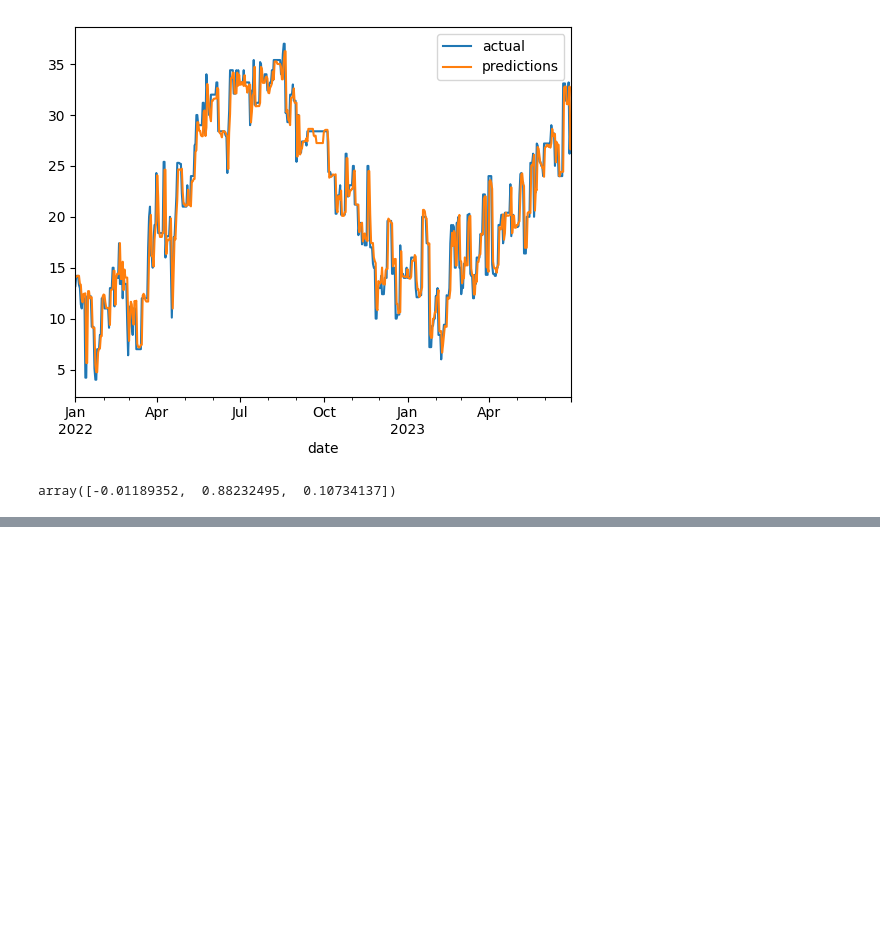
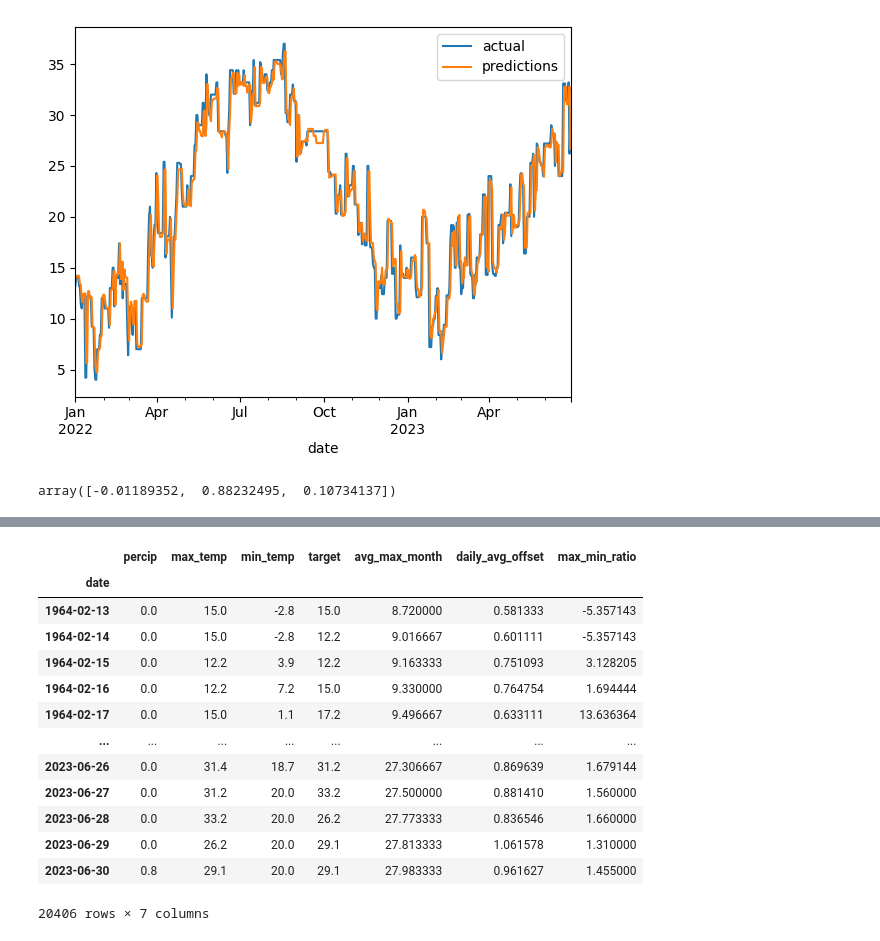
Before and after one commit to congiants/Temperature_Predictor, a Jupyter notebook: temprature_predictor.ipynb, the cells around one changed output, grey strips where cells are left out. Saved outputs shown, nothing was run; the diff lists cells and outputs as text; code cells hidden in the pictures; blank space fills up the shorter version.

```diff
--- a/temprature_predictor.ipynb
+++ b/temprature_predictor.ipynb
@@ -406,3 +407,7 @@ def create_prediction (predictors, core_weather, reg):
     combined = pd.concat([test["target"], pd.Series(predictions, index=test.index)] ,axis=1)
     combined.columns = ["actual", "predictions"]
     return error, score, combined
+# %%
+core_weather["avg_max_month"] = core_weather["max_temp"].rolling(30).mean()
+core_weather = core_weather.iloc[30:, :].copy()
+core_weather
@@ -408,0 +429,3 @@ def create_prediction (predictors, core_weather, reg):
+# %%
+core_weather["daily_avg_offset"] = core_weather["avg_max_month"] / core_weather["max_temp"]
+core_weather
@@ -408,0 +447,18 @@ def create_prediction (predictors, core_weather, reg):
+# %%
+core_weather["max_min_ratio"] = core_weather["max_temp"] / core_weather["min_temp"]
+core_weather
+# %% [output]
+|  | percip | max_temp | min_temp | target | avg_max_month | daily_avg_offset | max_min_ratio |
+| date |  |  |  |  |  |  |  |
+| 1964-02-13 | 0.0 | 15.0 | -2.8 | 15.0 | 8.720000 | 0.581333 | -5.357143 |
+| 1964-02-14 | 0.0 | 15.0 | -2.8 | 12.2 | 9.016667 | 0.601111 | -5.357143 |
+| 1964-02-15 | 0.0 | 12.2 | 3.9 | 12.2 | 9.163333 | 0.751093 | 3.128205 |
+| 1964-02-16 | 0.0 | 12.2 | 7.2 | 15.0 | 9.330000 | 0.764754 | 1.694444 |
+| 1964-02-17 | 0.0 | 15.0 | 1.1 | 17.2 | 9.496667 | 0.633111 | 13.636364 |
+| ... | ... | ... | ... | ... | ... | ... | ... |
+| 2023-06-26 | 0.0 | 31.4 | 18.7 | 31.2 | 27.306667 | 0.869639 | 1.679144 |
+| 2023-06-27 | 0.0 | 31.2 | 20.0 | 33.2 | 27.500000 | 0.881410 | 1.560000 |
+| 2023-06-28 | 0.0 | 33.2 | 20.0 | 26.2 | 27.773333 | 0.836546 | 1.660000 |
+| 2023-06-29 | 0.0 | 26.2 | 20.0 | 29.1 | 27.813333 | 1.061578 | 1.310000 |
+| 2023-06-30 | 0.8 | 29.1 | 20.0 | 29.1 | 27.983333 | 0.961627 | 1.455000 |
+20406 rows × 7 columns
```
Also changed, not shown: parts of 6 cells of this notebook.
